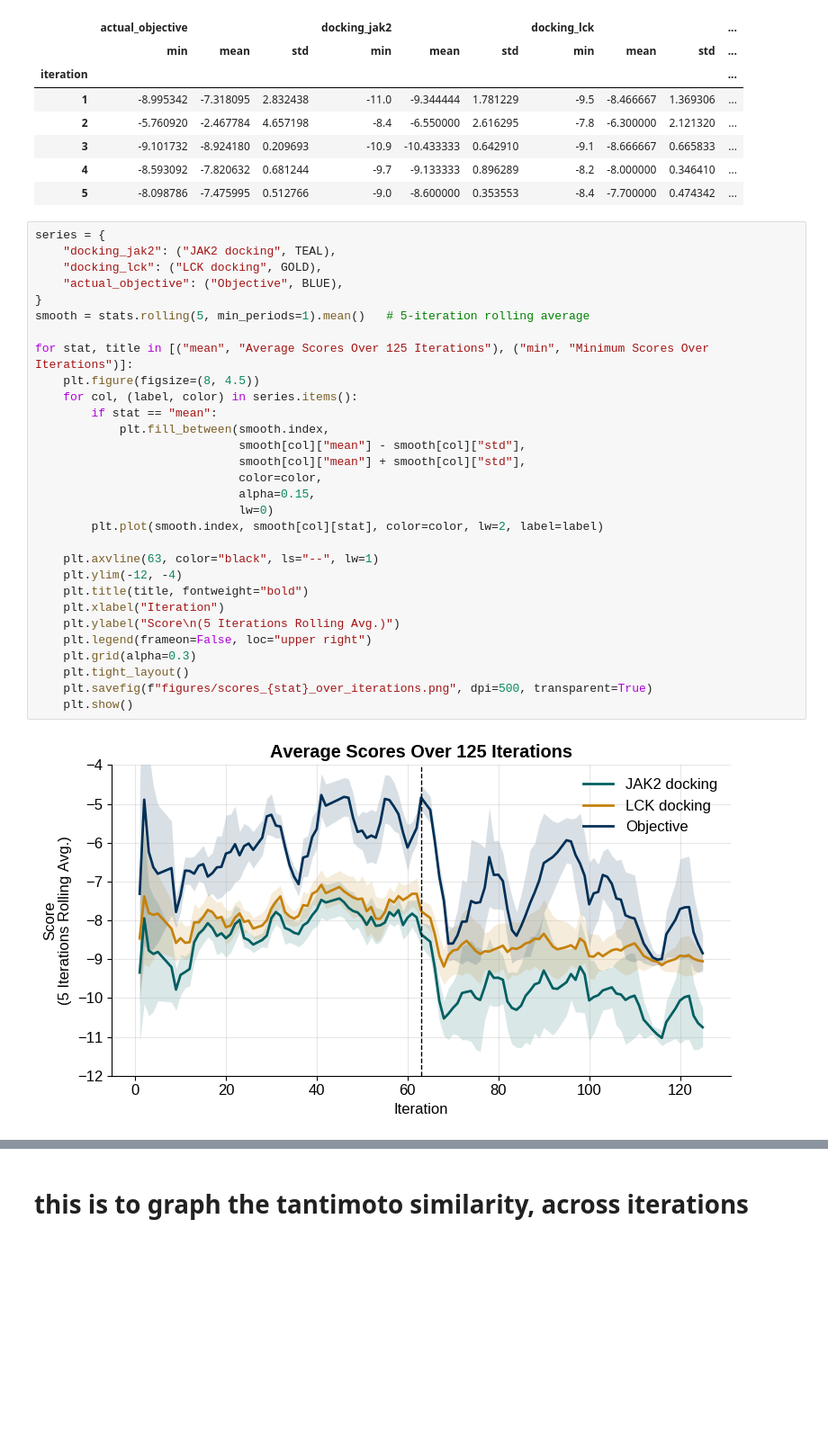
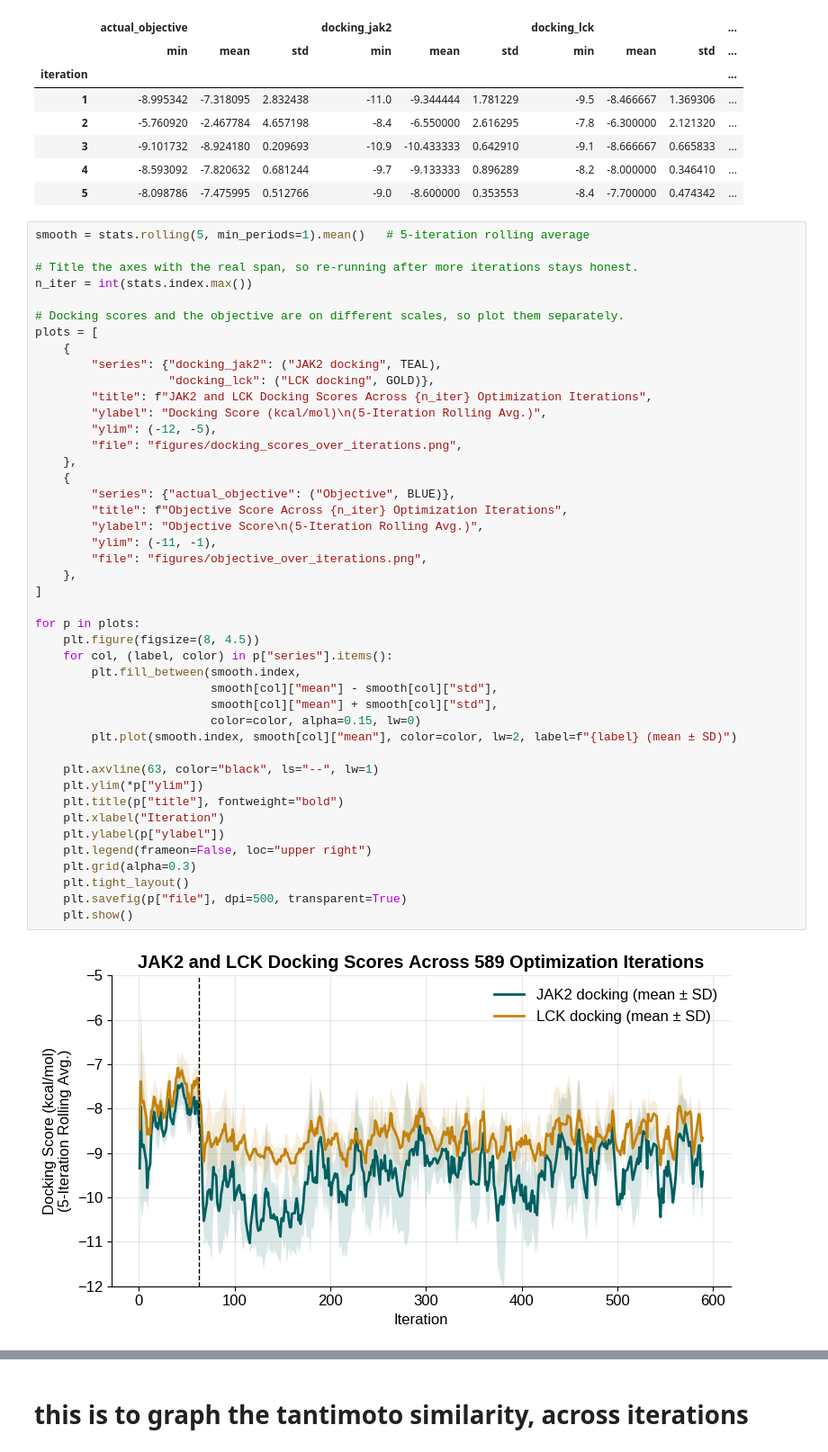
Before and after one commit to lemaryan/drugdesign, a Jupyter notebook: analysis.ipynb, the cells around one changed output, grey strips where cells are left out. Shown at 90% size. Drawn from its saved outputs; the diff is of its cells as text; blank space fills up the shorter version.

```diff
--- a/analysis.ipynb
+++ b/analysis.ipynb
@@ -93,34 +104,48 @@ stats.head()
 | 4 | -8.593092 | -7.820632 | 0.681244 | -9.7 | -9.133333 | 0.896289 | -8.2 | -8.000000 | 0.346410 | ... |
 | 5 | -8.098786 | -7.475995 | 0.512766 | -9.0 | -8.600000 | 0.353553 | -8.4 | -7.700000 | 0.474342 | ... |
 # %%
-series = {
-    "docking_jak2": ("JAK2 docking", TEAL),
-    "docking_lck": ("LCK docking", GOLD),
-    "actual_objective": ("Objective", BLUE),
-}
 smooth = stats.rolling(5, min_periods=1).mean()   # 5-iteration rolling average
 
-for stat, title in [("mean", "Average Scores Over 125 Iterations"), ("min", "Minimum Scores Over Iterations")]:
+# Title the axes with the real span, so re-running after more iterations stays honest.
+n_iter = int(stats.index.max())
+
+# Docking scores and the objective are on different scales, so plot them separately.
+plots = [
+    {
+        "series": {"docking_jak2": ("JAK2 docking", TEAL),
+                   "docking_lck": ("LCK docking", GOLD)},
+        "title": f"JAK2 and LCK Docking Scores Across {n_iter} Optimization Iterations",
+        "ylabel": "Docking Score (kcal/mol)\n(5-Iteration Rolling Avg.)",
+        "ylim": (-12, -5),
+        "file": "figures/docking_scores_over_iterations.png",
+    },
+    {
+        "series": {"actual_objective": ("Objective", BLUE)},
+        "title": f"Objective Score Across {n_iter} Optimization Iterations",
+        "ylabel": "Objective Score\n(5-Iteration Rolling Avg.)",
+        "ylim": (-11, -1),
+        "file": "figures/objective_over_iterations.png",
+    },
+]
+
+for p in plots:
     plt.figure(figsize=(8, 4.5))
-    for col, (label, color) in series.items():
-        if stat == "mean":
-            plt.fill_between(smooth.index,
-                             smooth[col]["mean"] - smooth[col]["std"],
-                             smooth[col]["mean"] + smooth[col]["std"],
-                             color=color,
-                             alpha=0.15,
-                             lw=0)
-        plt.plot(smooth.index, smooth[col][stat], color=color, lw=2, label=label)
+    for col, (label, color) in p["series"].items():
+        plt.fill_between(smooth.index,
+                         smooth[col]["mean"] - smooth[col]["std"],
+                         smooth[col]["mean"] + smooth[col]["std"],
+                         color=color, alpha=0.15, lw=0)
+        plt.plot(smooth.index, smooth[col]["mean"], color=color, lw=2, label=f"{label} (mean ± SD)")
 
     plt.axvline(63, color="black", ls="--", lw=1)
-    plt.ylim(-12, -4)
-    plt.title(title, fontweight="bold")
+    plt.ylim(*p["ylim"])
+    plt.title(p["title"], fontweight="bold")
     plt.xlabel("Iteration")
-    plt.ylabel("Score\n(5 Iterations Rolling Avg.)")
+    plt.ylabel(p["ylabel"])
     plt.legend(frameon=False, loc="upper right")
     plt.grid(alpha=0.3)
     plt.tight_layout()
-    plt.savefig(f"figures/scores_{stat}_over_iterations.png", dpi=500, transparent=True)
+    plt.savefig(p["file"], dpi=500, transparent=True)
     plt.show()
 # %% [output]
-[figure, old version]
+[figure, new version]
```
Also changed, not shown: parts of 17 cells of this notebook, 18 other files.
